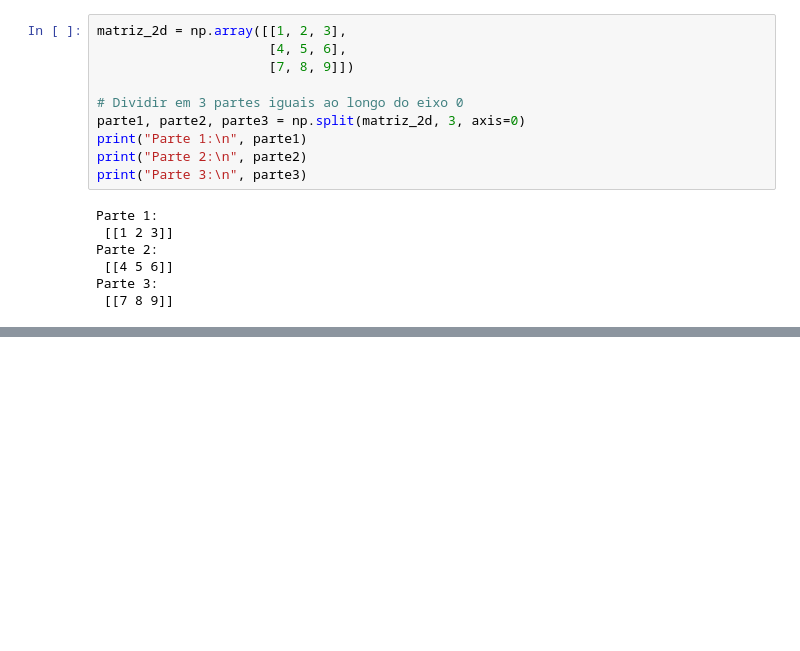
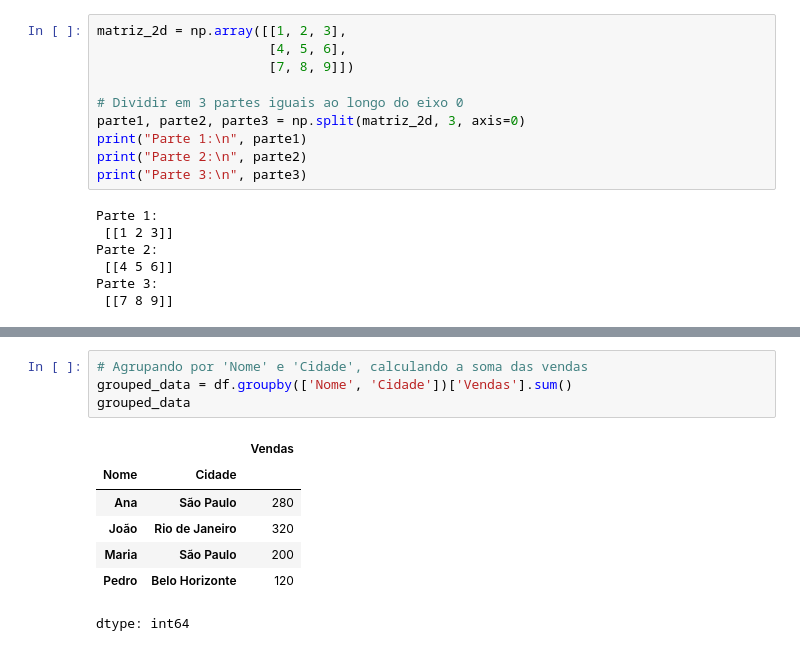
Before and after one commit to tiagopessoalima/TATI, a Jupyter notebook: Aula_Semana_02_(TATI).ipynb, the cells around one changed output, grey strips where cells are left out. Drawn from its saved outputs; the diff is of its cells as text; blank space fills up the shorter version.

```diff
--- a/Aula_Semana_02_(TATI).ipynb
+++ b/Aula_Semana_02_(TATI).ipynb
@@ -388,0 +562,12 @@ Essas ferramentas são a base para **Ciência de Dados** com Python. A partir de
+# %%
+# Agrupando por 'Nome' e 'Cidade', calculando a soma das vendas
+grouped_data = df.groupby(['Nome', 'Cidade'])['Vendas'].sum()
+grouped_data
+# %% [output]
+|  |  | Vendas |
+| Nome | Cidade |  |
+| Ana | São Paulo | 280 |
+| João | Rio de Janeiro | 320 |
+| Maria | São Paulo | 200 |
+| Pedro | Belo Horizonte | 120 |
+dtype: int64
```
Also changed, not shown: parts of 67 cells of this notebook.
